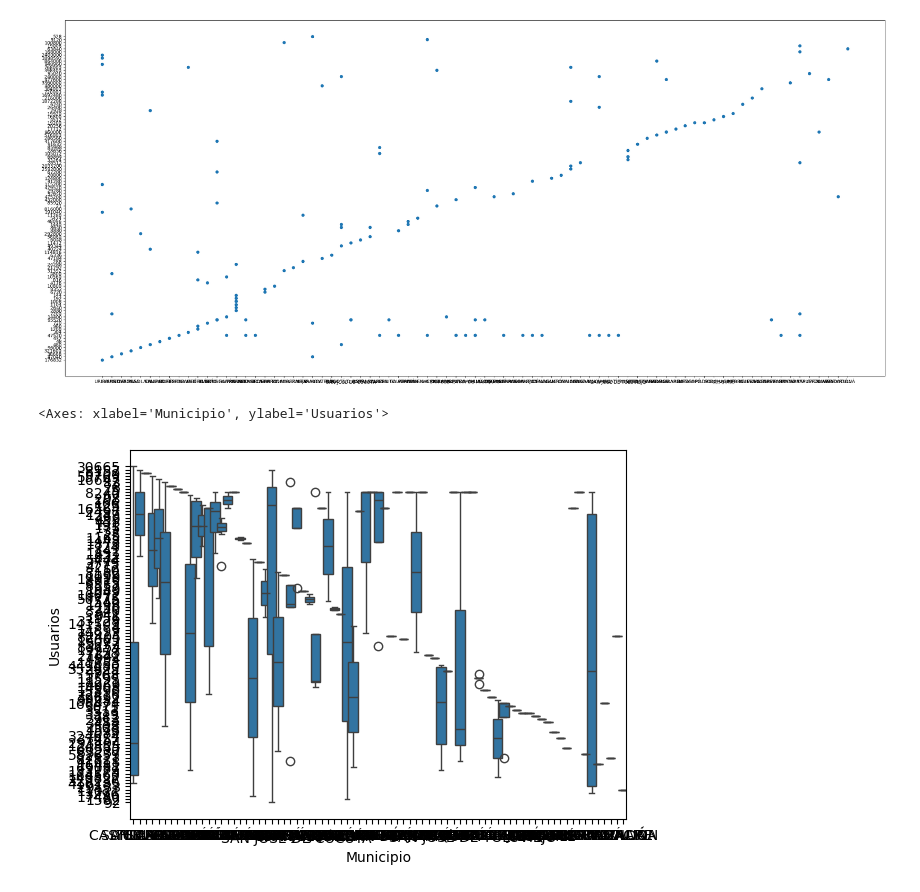
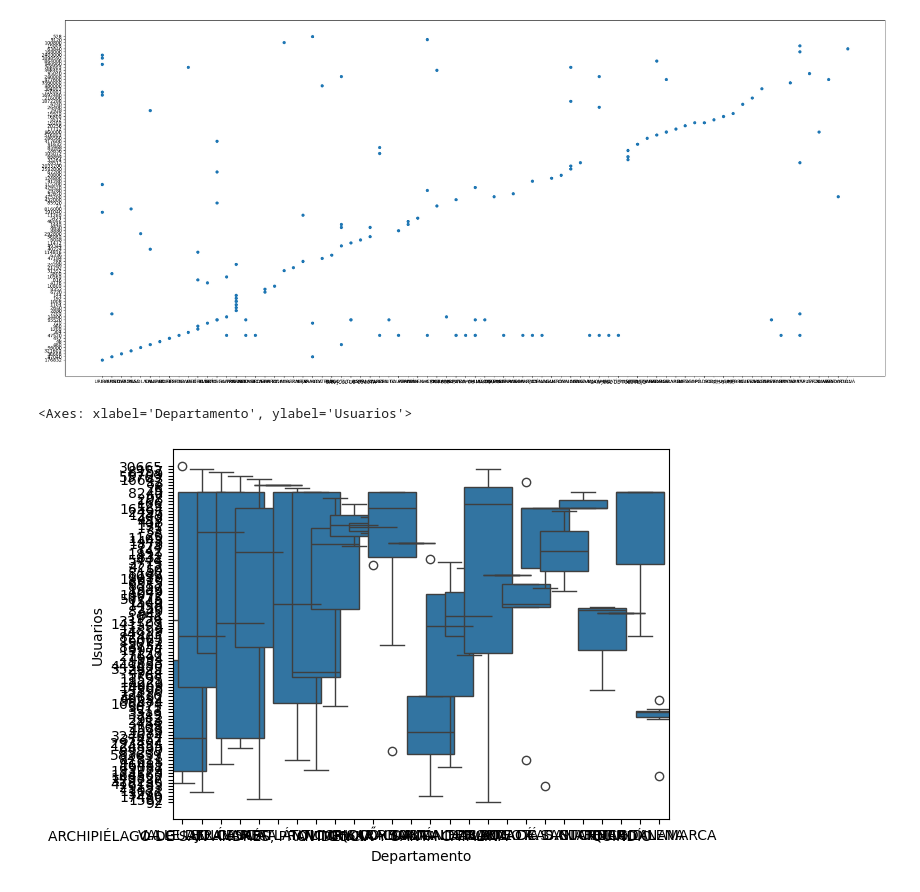
Before and after one commit to gluoneros/talentoTech, a Jupyter notebook: ProyectoFinal.ipynb, the cells around one changed output. Saved outputs shown, nothing was run; the diff lists cells and outputs as text; code cells hidden in the pictures.

```diff
--- a/ProyectoFinal.ipynb
+++ b/ProyectoFinal.ipynb
@@ -257,7 +254,7 @@ plt.scatter(x='Municipio', y='Capacidad_instalada', data=df3)
 [figure]
 # %%
 #sns.boxplot(x='municipio', y='usuarios', data=df3)
-sns.boxplot(data=df3, x="Municipio", y="Usuarios", width=1.5)
+sns.boxplot(data=df3, x="Departamento", y="Usuarios", width=2.5)
 # %% [output]
-<Axes: xlabel='Municipio', ylabel='Usuarios'>
+<Axes: xlabel='Departamento', ylabel='Usuarios'>
-[figure, old version]
+[figure, new version]
```
Also changed, not shown: parts of 2 cells of this notebook.
